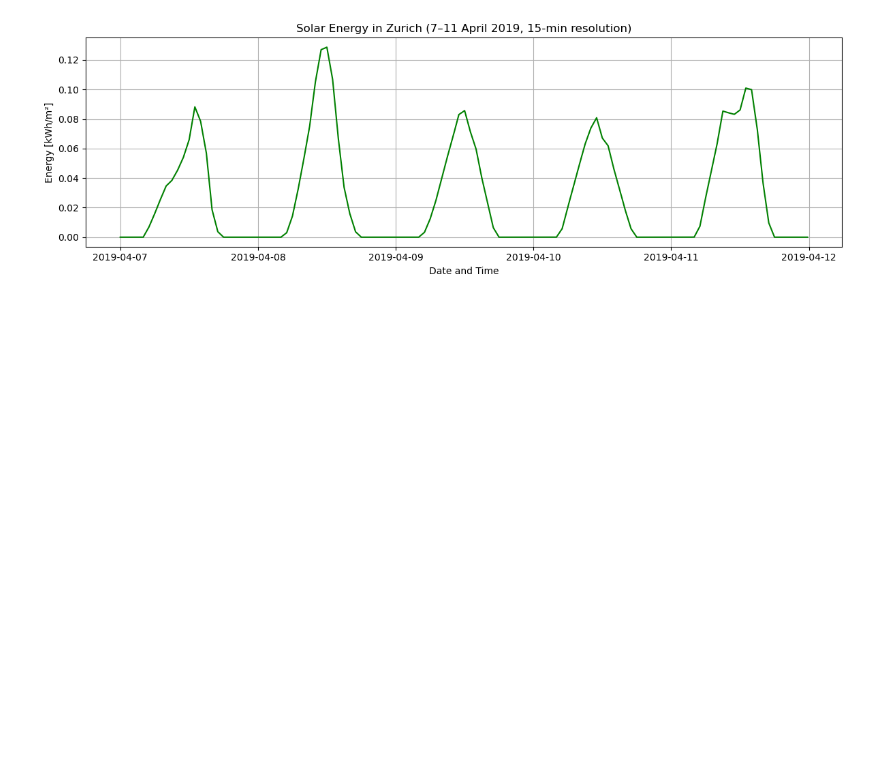
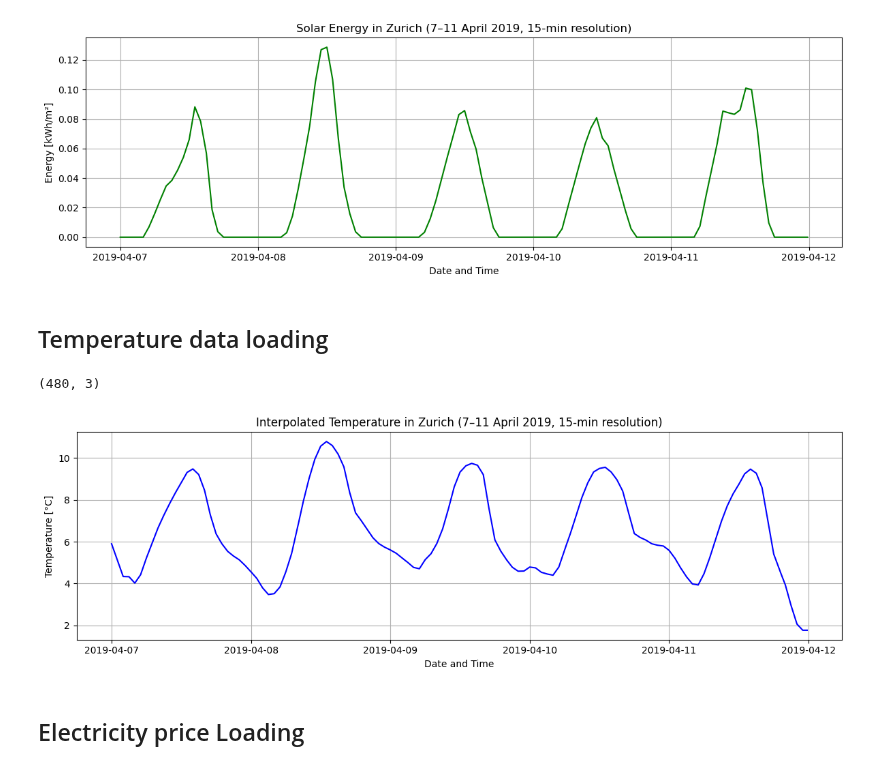
Before and after one commit to mauriacantoine/OptiDemandResponse, a Jupyter notebook: Data_Loading.ipynb, the cells around one changed output. Saved outputs shown, nothing was run; the diff lists cells and outputs as text; code cells hidden in the pictures; blank space fills up the shorter version.

Commit message:
Add of temperature and spot price

```diff
--- a/Data_Loading.ipynb
+++ b/Data_Loading.ipynb
@@ -100,3 +102,55 @@ plt.show()
 solar_energy.to_csv('Solar_Energy_Zurich_15min.csv')
 # %% [output]
 [figure]
+# %% [markdown]
+## Temperature data loading
+# %%
+# Load the temperature data, skipping the 3 metadata lines
+temperature = pd.read_csv('Temperature_Data_Zurich_2019.csv', header=0,skiprows=3,parse_dates=['time'])
+# Rename column 't2m' to 'temperature' for clarity
+temperature.rename(columns={'t2m': 'temperature'}, inplace=True)
+
+# -- Extract days from 7th to 11th April 2019 --
+start_day = 7
+end_day = 11
+# Calculate the days before April (Jan (31) + Feb (28) + Mar (31) = 90)
+days_before_april = 31 + 28 + 31
+# Each day has 24 hourly entries
+start_index = (days_before_april + start_day - 1) * 24
+end_index = (days_before_april + end_day) * 24
+
+temperature_subset = temperature.iloc[start_index:end_index].copy()
+
+# Set up an hourly DateTimeIndex starting at 2019-04-07 for the subset
+temperature_subset.index = pd.date_range(start='2019-04-07', periods=temperature_subset.shape[0], freq='H')
+
+# -- Interpolate to 15-minute resolution --
+# Create a new 15-minute resolution index covering the same period
+quarter_hourly_index = pd.date_range(start='2019-04-07', periods=4 * temperature_subset.shape[0], freq='15T')
+
+# Reindex and interpolate linearly
+temperature_interpolated = temperature_subset.reindex(quarter_hourly_index)
+temperature_interpolated = temperature_interpolated.interpolate(method='linear')
+
+print(temperature_interpolated.shape)
+
+# Plot the interpolated temperature data
+plt.figure(figsize=(12, 4))
+plt.plot(temperature_interpolated.index, temperature_interpolated['temperature'], color='blue')
+plt.title('Interpolated Temperature in Zurich (7–11 April 2019, 15-min resolution)')
+plt.xlabel('Date and Time')
+plt.ylabel('Temperature [°C]')
+plt.grid(True)
+plt.tight_layout()
+plt.show()
+
+# Drop the unnecessary columns ("time" and "local_time")
+temperature_final = temperature_interpolated[['temperature']].copy()
+
+# Save the DataFrame, using the index as the time column (with header "time")
+temperature_final.to_csv('Temperature_Data_Zurich_15min.csv', index_label='time')
+# %% [output]
+(480, 3)
+[figure, added]
+# %% [markdown]
+## Electricity price Loading
```
Also changed, not shown: parts of 3 cells of this notebook, 5 other files.
